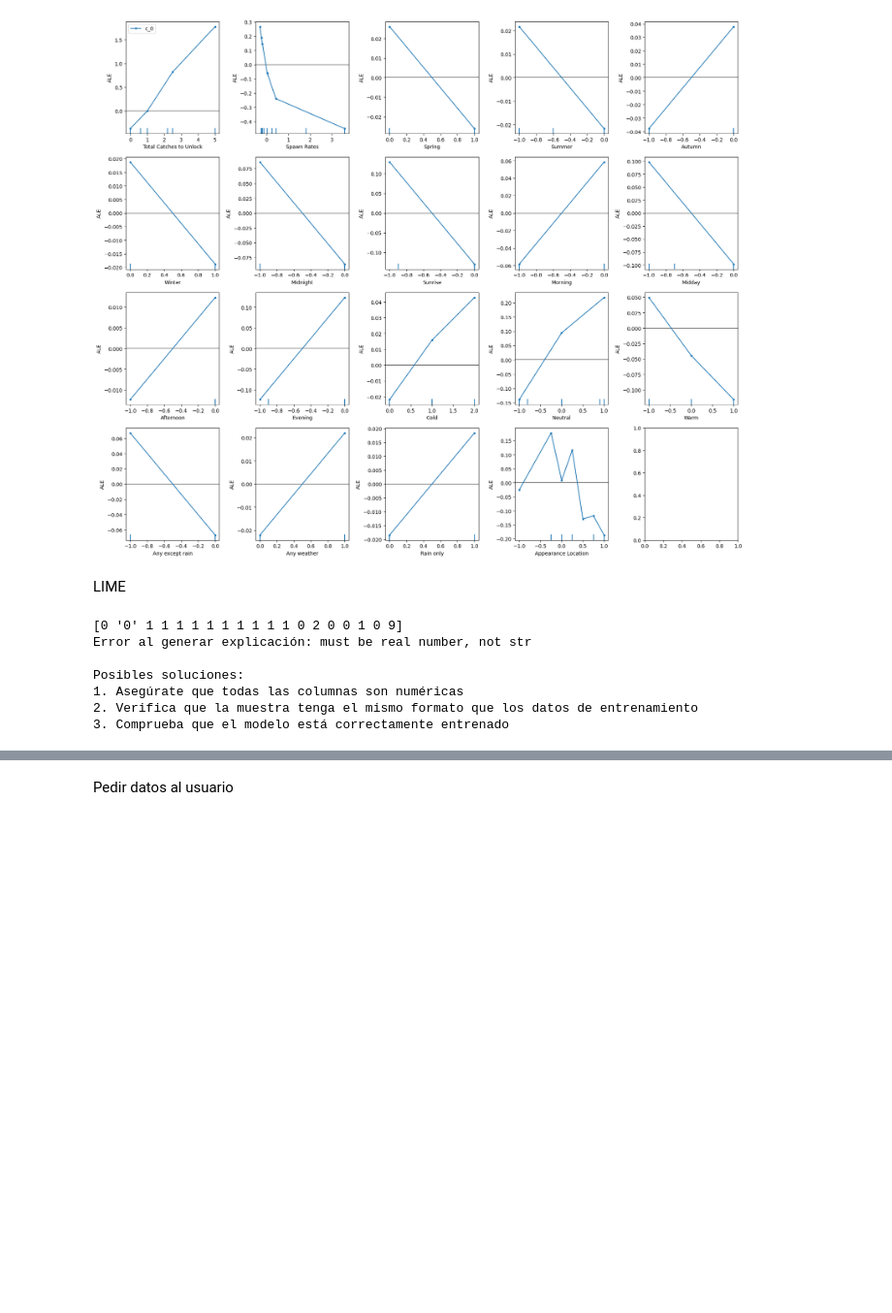
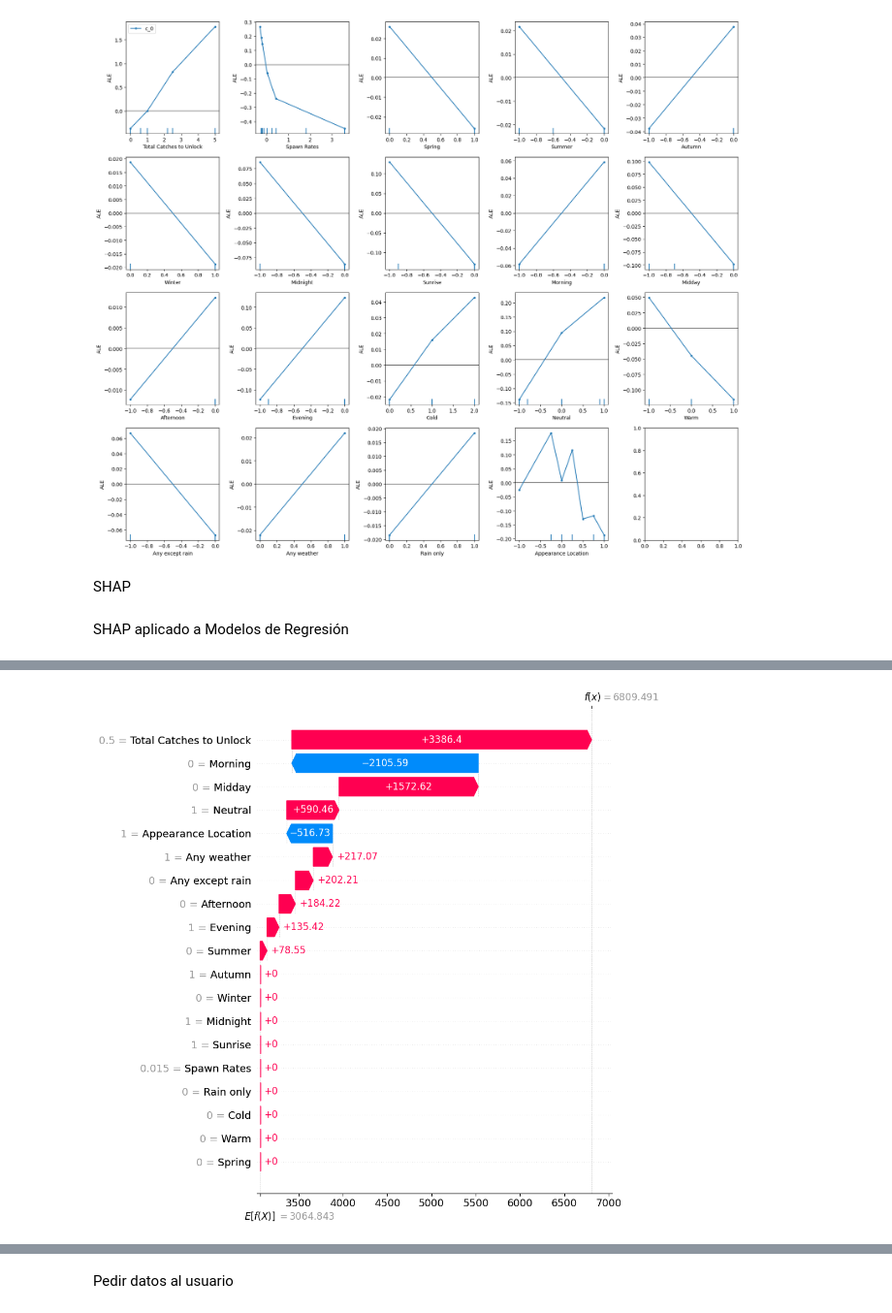
Before and after one commit to megastacks13/MachineLearning, a Jupyter notebook: Final Project - Animal Crossing Prediciton/PracticaFinal.ipynb, the cells around one changed output, grey strips where cells are left out. Shown at 97% size. Drawn from its saved outputs; the diff is of its cells as text; code cells hidden in the pictures; blank space fills up the shorter version.

Commit message:
Faltan dos modelos de SHAP

```diff
--- a/Final Project - Animal Crossing Prediciton/PracticaFinal.ipynb
+++ b/Final Project - Animal Crossing Prediciton/PracticaFinal.ipynb
@@ -998,7 +1006,10 @@ class LSTMModel(nn.Module):
     def predict(self, df:pd.DataFrame):
         df = df[self._original_test_data.columns]
         df = torch.FloatTensor(df.values).unsqueeze(1)
-        return self(df)
+        with torch.no_grad():
+            salida = self(df)
+            pred_data = np.concatenate([df.squeeze(1).numpy(), salida.numpy()], axis=1)
+        return self.scaler.inverse_transform(pred_data)[:, -1]
 # %%
 # Pruebas comparativas
 configs = [
@@ -1162,13 +1173,45 @@ explain(pred_model=model, specialised_predictor=predictor)
 # %% [output]
 [figure]
 # %% [markdown]
-LIME
+SHAP
+# %% [markdown]
+SHAP aplicado a Modelos de Regresión
+# %%
+shap.initjs()
+
+def regression_shap(model, data:pd.DataFrame = None):
+    # Si no recibe ningun parametro predeciremos en base al test del modelo
+    if data is None:
+        data = model._original_test_data.copy()
+
+    data = data[model._original_test_data.columns]
+
+    # Aseguramos la alineación de las columnas mediante un wrapper
+    def predict_wrapper(X):
+        if isinstance(X, pd.DataFrame):
+            df = X
+        else:
+            df = pd.DataFrame(X, columns=model._original_test_data.columns)
+        return model.predict(df)
+
+    # Creamos un explicador con los datos de test del modelo
+    explainer = shap.KernelExplainer(predict_wrapper, model._original_test_data)
+
+    # Calculamos valores SHAP
+    shap_values = explainer.shap_values(data.iloc[0:1])
+
+    # Formateamos la explicacion para poder usarla en un waterfall plot
+    explanation = shap.Explanation(
+        values=np.array(shap_values).flatten(),
+        base_values=explainer.expected_value,
+        data=data.iloc[0].values,
+        feature_names=model._original_test_data.columns.tolist()
+    )
+
+    # Mostramos el plot con todas las características
+    shap.plots.waterfall(explanation, max_display=20)  # Show up to 20 features
 # %%
+ln = LinearRegression()
+ln.compute(dataframe)
+regression_shap(ln)
 # %% [output]
-[0 '0' 1 1 1 1 1 1 1 1 1 1 0 2 0 0 1 0 9]
-Error al generar explicación: must be real number, not str
-
-Posibles soluciones:
-1. Asegúrate que todas las columnas son numéricas
-2. Verifica que la muestra tenga el mismo formato que los datos de entrenamiento
-3. Comprueba que el modelo está correctamente entrenado
@@ -1174,0 +1219 @@ Posibles soluciones:
+[figure, added]
```
Also changed, not shown: parts of 6 cells of this notebook, 1 other file.
